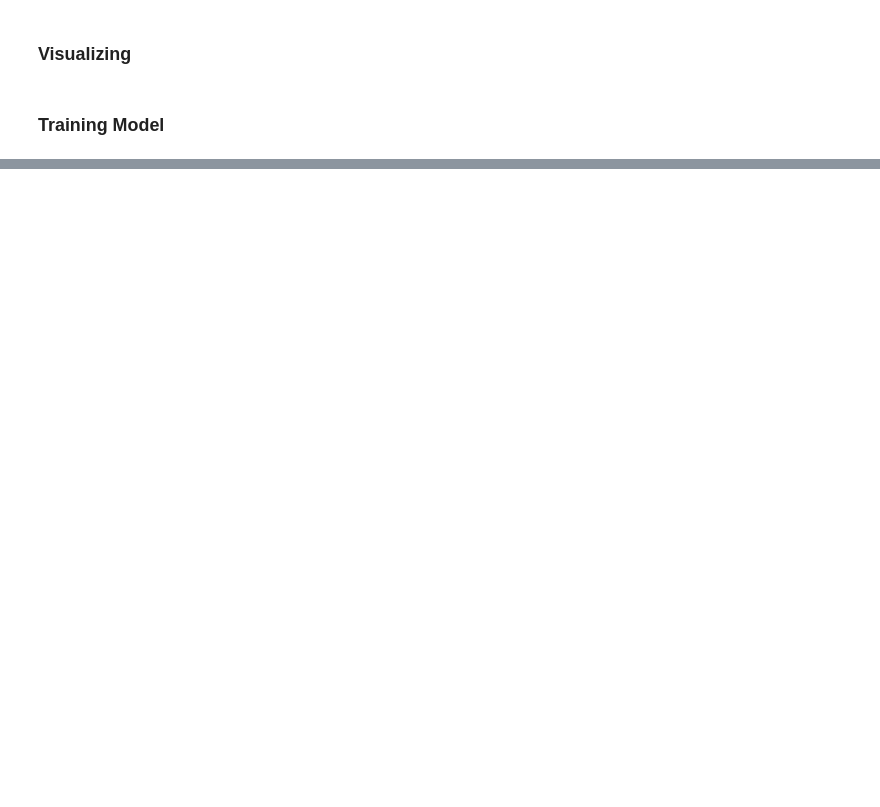
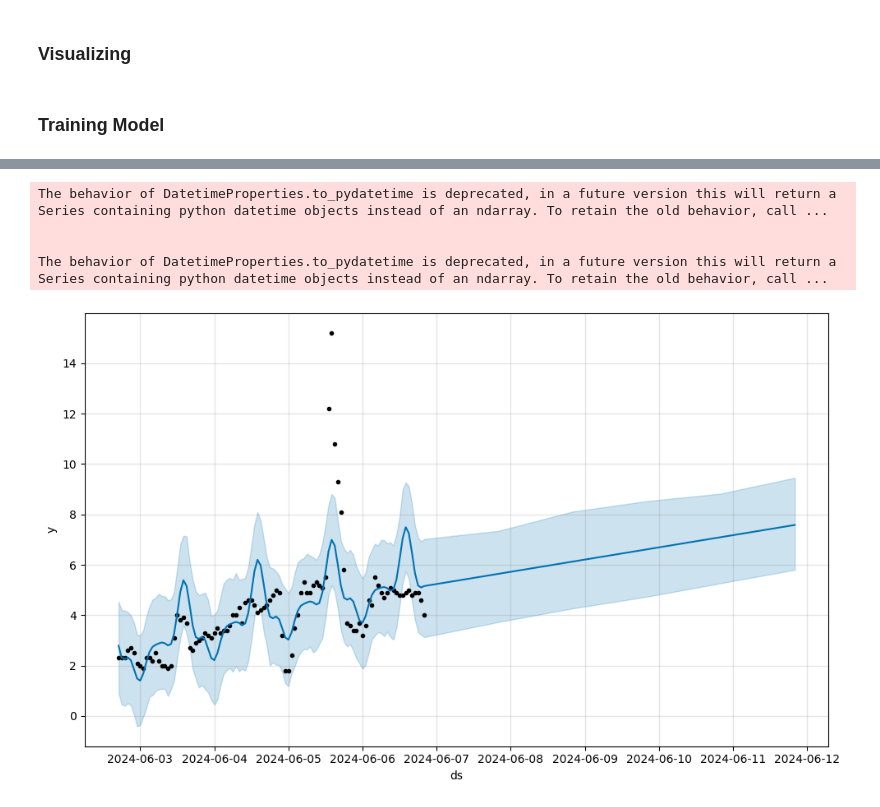
Before and after one commit to pinstripezebra/Air-Polution-Forecasting, a Jupyter notebook: prototyping.ipynb, the cells around one changed output, grey strips where cells are left out. Drawn from its saved outputs; the diff is of its cells as text; code cells hidden in the pictures; blank space fills up the shorter version.

Commit message:
forecast working

```diff
--- a/prototyping.ipynb
+++ b/prototyping.ipynb
@@ -111,3 +111,8 @@ test_df.head(10)
 | 7 | 2024-06-06T13:00:00+00:00 | 4.8 | 1067 | pm25 |
 | 8 | 2024-06-06T12:00:00+00:00 | 4.8 | 1067 | pm25 |
 | 9 | 2024-06-06T11:00:00+00:00 | 4.9 | 1067 | pm25 |
+# %%
+test_df['Data_Converted'] = test_df['Date'].str.slice(start = 0, stop = 10) + " " + test_df['Date'].str.slice(start = 11)
+#test_df['test'] = test_df['test'].astype('datetime64[ns]')
+test_df['Data_Converted'] = pd.to_datetime(test_df['Data_Converted'], format='mixed')
+test_df.head(10)
@@ -125,0 +138,12 @@ model.fit(df)
+# %%
+train = test_df[['Data_Converted', 'Value']]
+train = train.rename(columns = {'Data_Converted': 'ds', 'Value': 'y'})
+train['ds'] = train['ds'].dt.tz_localize(None)
+
+# Fitting model
+model = Prophet()
+model.fit(train)
+
+# Making prediction
+future = model.make_future_dataframe(periods=5)
+future.tail()
@@ -125,0 +159,3 @@ model.fit(df)
+# %%
+forecast = model.predict(future)
+forecast[['ds', 'yhat', 'yhat_lower', 'yhat_upper']].tail()
@@ -125,0 +169,8 @@ model.fit(df)
+# %%
+fig1 = model.plot(forecast)
+# %% [output]
+The behavior of DatetimeProperties.to_pydatetime is deprecated, in a future version this will return a Series containing python datetime objects instead of an ndarray. To retain the old behavior, call ...
+
+
+The behavior of DatetimeProperties.to_pydatetime is deprecated, in a future version this will return a Series containing python datetime objects instead of an ndarray. To retain the old behavior, call ...
+[figure, added]
```
Also changed, not shown: parts of 4 cells of this notebook.
